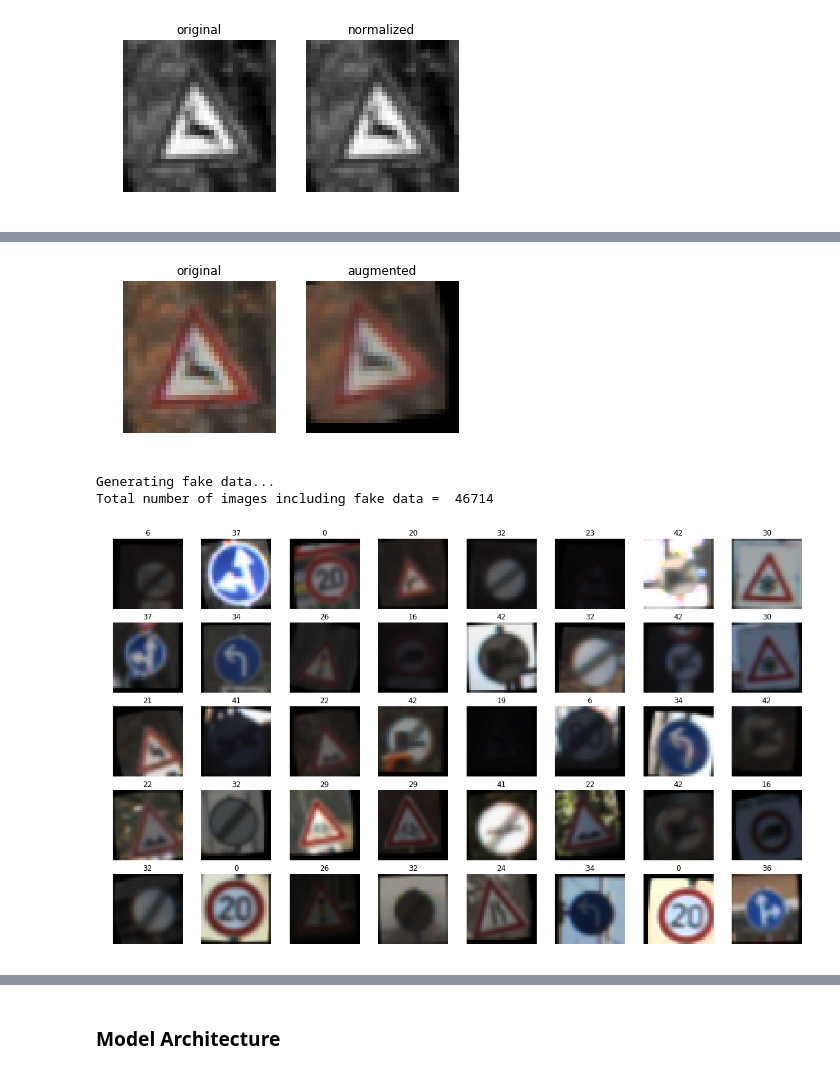
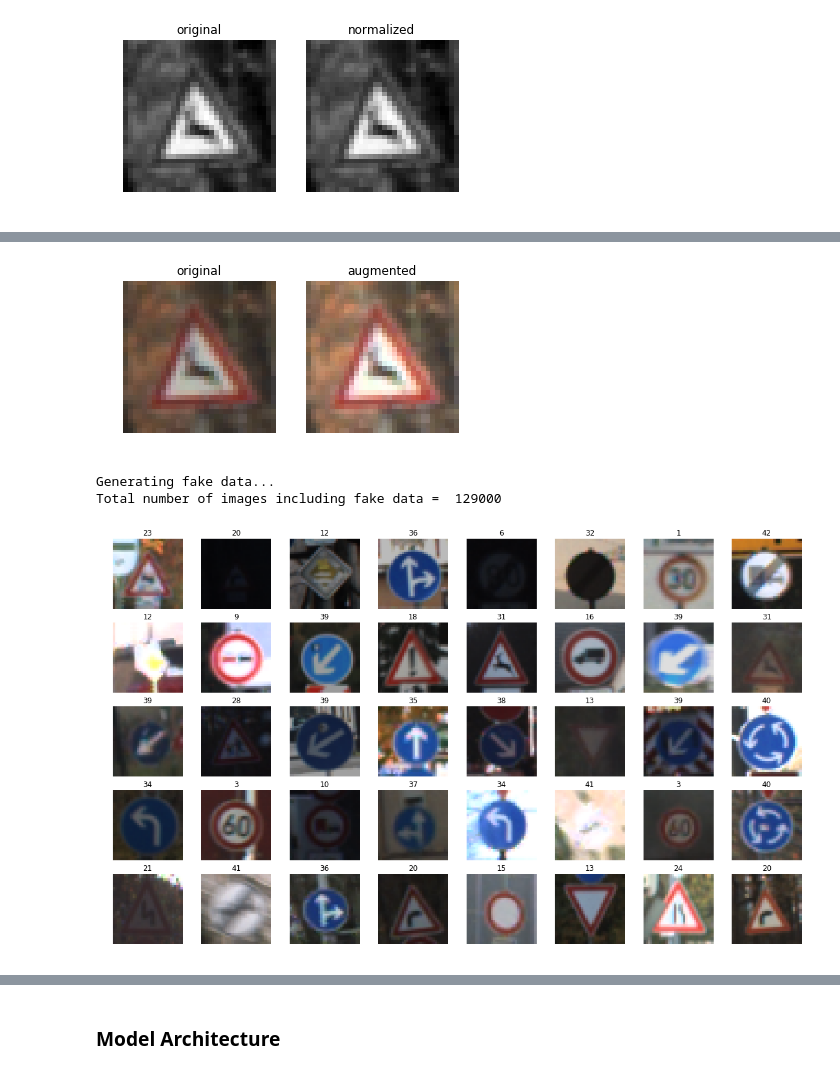
Before and after one commit to clarisli/CarND-Traffic-Sign-Classifier, a Jupyter notebook: Traffic_Sign_Classifier.ipynb, the cells around one changed output, grey strips where cells are left out. Drawn from its saved outputs; the diff is of its cells as text; code cells hidden in the pictures.

```diff
--- a/Traffic_Sign_Classifier.ipynb
+++ b/Traffic_Sign_Classifier.ipynb
@@ -315,14 +293,14 @@ show_processed_image(test_image, np.array([bright_image]), p_title='brightness',
 # %%
 def augment(image):
     img = rotate(image)
     #img = flip(img)
     img = shear(img)
     img = translate(img)
-    img = brightness(img)
+    img = brightness(image)
     return img
 
 aug_image = augment(test_image[0])
 show_processed_image(test_image, np.array([aug_image]), p_title='augmented', cmap='gray')
 # %% [output]
-[figure, old version]
+[figure, new version]
 # %%
@@ -343,7 +321,7 @@ def generate_fake_data(X_data, y_data, n=809):
     return np.array(x_fake), np.array(y_fake)
 # %%
 print("Generating fake data...")
-X_fake, y_fake = generate_fake_data(X_train, y_train)
+X_fake, y_fake = generate_fake_data(X_train, y_train, minimum=3000)
 X_train_aug = np.concatenate((X_train, X_fake))
 y_train_p = np.concatenate((y_train, y_fake))
 
@@ -352,8 +330,8 @@ print("Total number of images including fake data = ", len(X_train_aug))
 show_random_images(X_fake, y_fake)
 # %% [output]
 Generating fake data...
-Total number of images including fake data =  46714
+Total number of images including fake data =  129000
-[figure, old version]
+[figure, new version]
 # %%
 histogram(y_train_p)
 # %% [output]
```
Also changed, not shown: parts of 23 cells of this notebook, 4 other files.
